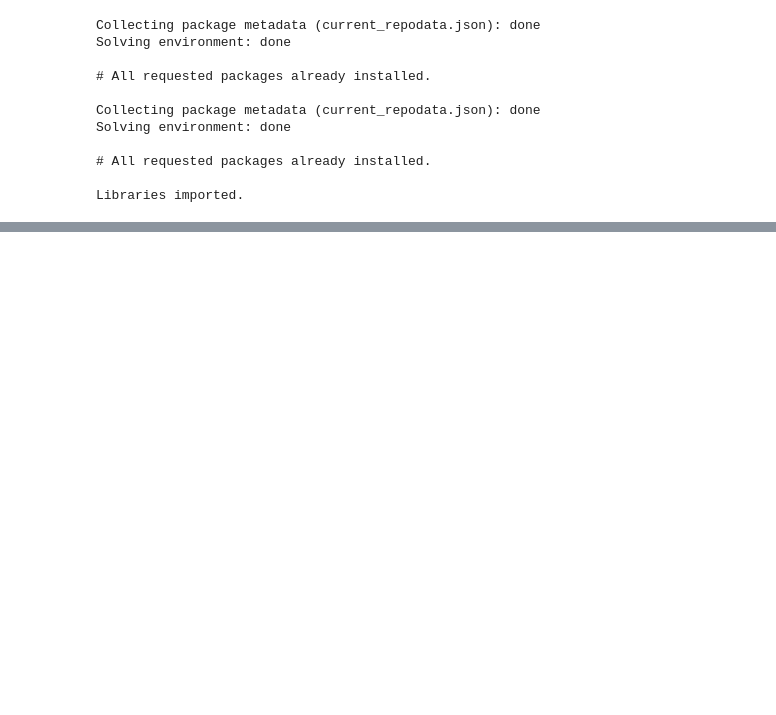
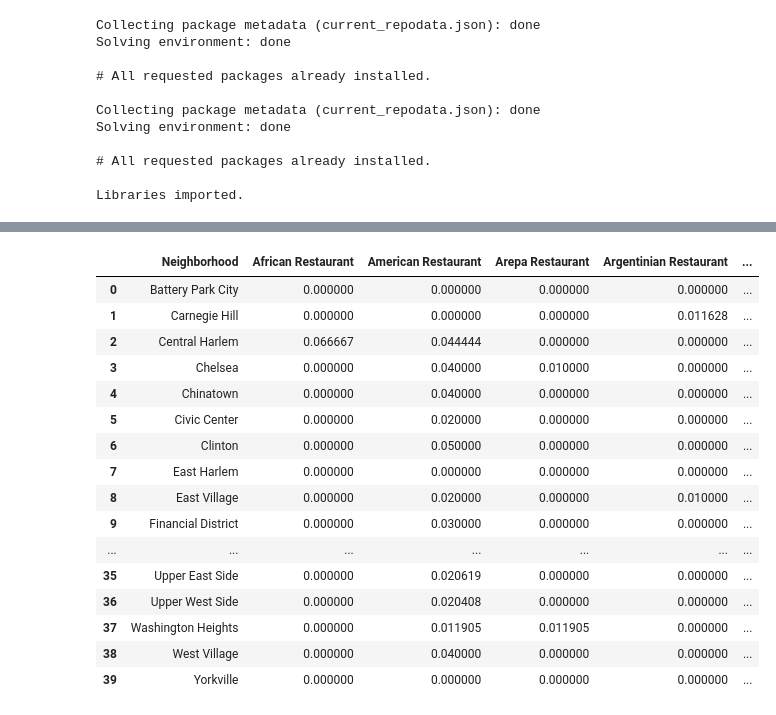
Before and after one commit to kingleung08/Coursera_Capstone, a Jupyter notebook: capstone_final.ipynb, the cells around one changed output, grey strips where cells are left out. Cells and saved outputs as stored; diff of their text form; code cells hidden in the pictures; blank space fills up the shorter version.

```diff
--- a/capstone_final.ipynb
+++ b/capstone_final.ipynb
@@ -69,0 +345,6 @@ df[df_final['Borough']=='Manhattan']
+# %%
+list1=['Restaurant','Neighborhood']
+list2=manhattan_grouped.columns
+filter_data = [x for x in list2 if
+              all(y not in x for y in list1)]
+filter_data
@@ -69,0 +410,21 @@ df[df_final['Borough']=='Manhattan']
+# %%
+manhattan_grouped=manhattan_grouped.drop(filter_data,axis =1 )
+manhattan_grouped
+# %% [output]
+|  | Neighborhood | African Restaurant | American Restaurant | Arepa Restaurant | Argentinian Restaurant | ... |
+| 0 | Battery Park City | 0.000000 | 0.000000 | 0.000000 | 0.000000 | ... |
+| 1 | Carnegie Hill | 0.000000 | 0.000000 | 0.000000 | 0.011628 | ... |
+| 2 | Central Harlem | 0.066667 | 0.044444 | 0.000000 | 0.000000 | ... |
+| 3 | Chelsea | 0.000000 | 0.040000 | 0.010000 | 0.000000 | ... |
+| 4 | Chinatown | 0.000000 | 0.040000 | 0.000000 | 0.000000 | ... |
+| 5 | Civic Center | 0.000000 | 0.020000 | 0.000000 | 0.000000 | ... |
+| 6 | Clinton | 0.000000 | 0.050000 | 0.000000 | 0.000000 | ... |
+| 7 | East Harlem | 0.000000 | 0.000000 | 0.000000 | 0.000000 | ... |
+| 8 | East Village | 0.000000 | 0.020000 | 0.000000 | 0.010000 | ... |
+| 9 | Financial District | 0.000000 | 0.030000 | 0.000000 | 0.000000 | ... |
+| ... | ... | ... | ... | ... | ... | ... |
+| 35 | Upper East Side | 0.000000 | 0.020619 | 0.000000 | 0.000000 | ... |
+| 36 | Upper West Side | 0.000000 | 0.020408 | 0.000000 | 0.000000 | ... |
+| 37 | Washington Heights | 0.000000 | 0.011905 | 0.011905 | 0.000000 | ... |
+| 38 | West Village | 0.000000 | 0.040000 | 0.000000 | 0.000000 | ... |
+| 39 | Yorkville | 0.000000 | 0.000000 | 0.000000 | 0.000000 | ... |
```
Also changed, not shown: parts of 40 cells of this notebook.
